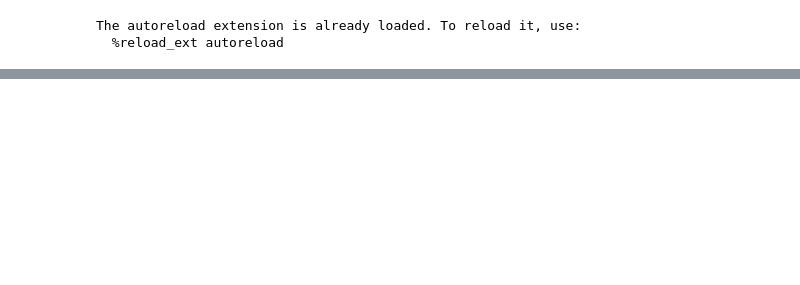
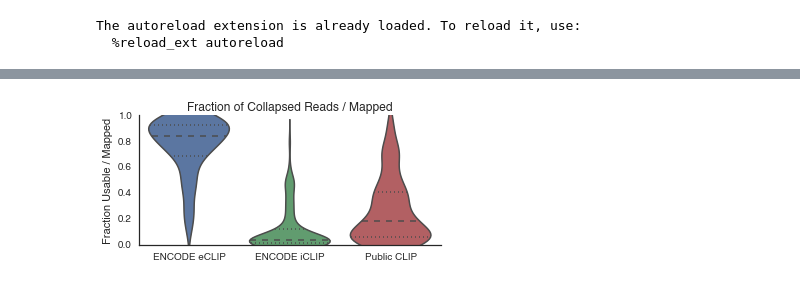
Before and after one commit to gpratt/tscc_ipython, a Jupyter notebook: encode/encode_master_qc.ipynb, the cells around one changed output, grey strips where cells are left out. Saved outputs shown, nothing was run; the diff lists cells and outputs as text; code cells hidden in the pictures; blank space fills up the shorter version.

```diff
--- a/encode/encode_master_qc.ipynb
+++ b/encode/encode_master_qc.ipynb
@@ -162,0 +322,20 @@ HTML(filtered_final_qc_frame.to_html(formatters={"Input Reads" : parsers.commas,
+# %%
+num_rows = 1
+num_cols = 2
+with dataviz.Figure(os.path.join(img_dir, "fraction_collapsed_reads.svg"), figsize=(2.5 * num_cols,2.5*num_rows)) as fig:
+    ax = fig.add_subplot(1,1,1)
+    sns.violinplot([encode_only_qc['Fraction Collapsed'],
+                    unmerged_old_encode_manifest['Fraction Collapsed'].dropna(),
+                    filtered_unmerged_public_clip_manifest['Fraction Collapsed'].dropna()], ax=ax,
+                  names=['ENCODE eCLIP',
+                         "ENCODE iCLIP",
+                         'Public CLIP'], fontsize=10)
+    ax.set_ylim(0,1)
+    #xx = ax.get_yticks()
+    #ll = ['{:,d}'.format(int(a)) for a in xx]
+    #ax.set_yticklabels(ll, fontsize=10)
+    sns.despine(ax=ax)
+    ax.set_title("Fraction of Collapsed Reads / Mapped", fontsize=12)
+    ax.set_ylabel("Fraction Usable / Mapped")
+# %% [output]
+[figure, added]
```
Also changed, not shown: parts of 31 cells of this notebook.
